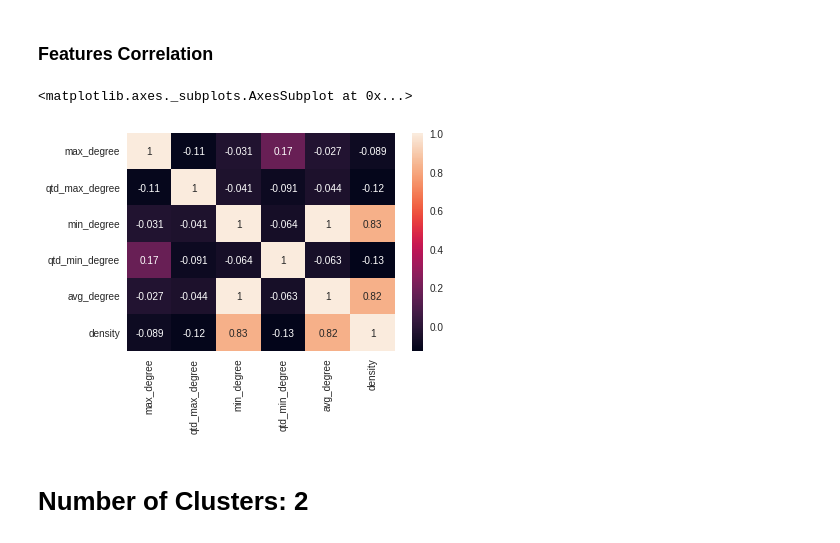
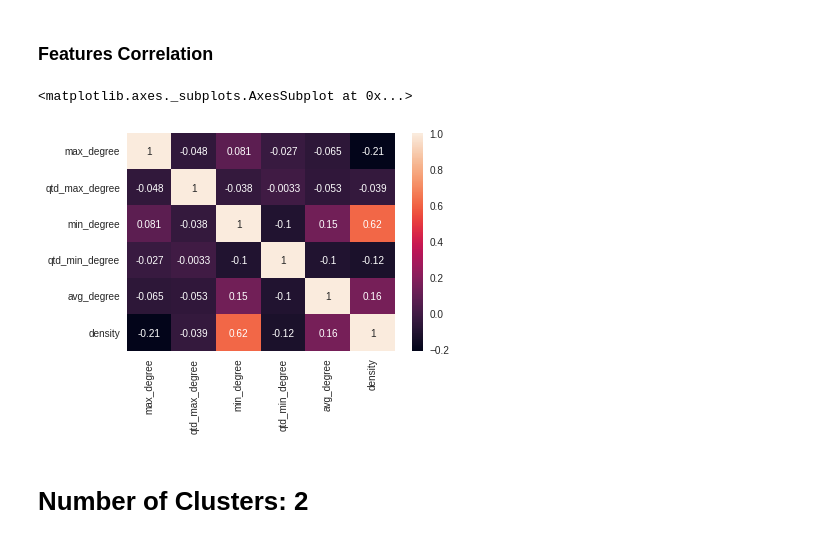
Before and after one commit to viniciusmioto/social_network_analysis, a Jupyter notebook: unsupervised_6features.ipynb, the cells around one changed output. Saved outputs shown, nothing was run; the diff lists cells and outputs as text; code cells hidden in the pictures.

```diff
--- a/unsupervised_6features.ipynb
+++ b/unsupervised_6features.ipynb
@@ -31,7 +31,7 @@ def plot_confusion_matrix(matrix):
 # %% [markdown]
 ### Load Graph Dataset
 # %%
-graph_df = pd.read_csv('https://gitlab.com/viniciusmioto/graph_dataset/-/raw/main/graphs_db.csv')
+graph_df = pd.read_csv('https://gitlab.com/viniciusmioto/graph_data/-/raw/main/graphs_db.csv')
 # %%
 graph_df.head()
 # %% [output]
@@ -56,16 +56,18 @@ graph_df.describe()
 # %% [markdown]
 ### Separate Features (X) and Labels (y)
 # %%
-X = np.array(graph_df.drop(['is_power_law'], 1))
+# separating features and labels
+df_features = graph_df.drop(['is_power_law'], 1)
+X = np.array(df_features.copy().drop(['graph_type'], 1))
 y = np.array(graph_df['is_power_law'])
 # %% [markdown]
 ### Features Correlation
 # %%
-features_df = graph_df.drop(['is_power_law'], 1)
+features_df = df_features.drop(['graph_type'], 1)
 sns.heatmap(features_df.corr(), annot=True)
 # %% [output]
 <matplotlib.axes._subplots.AxesSubplot at 0x...>
-[figure, old version]
+[figure, new version]
 # %% [markdown]
 # Number of Clusters: **2**
 # %% [markdown]
```
Also changed, not shown: parts of 50 cells of this notebook.
